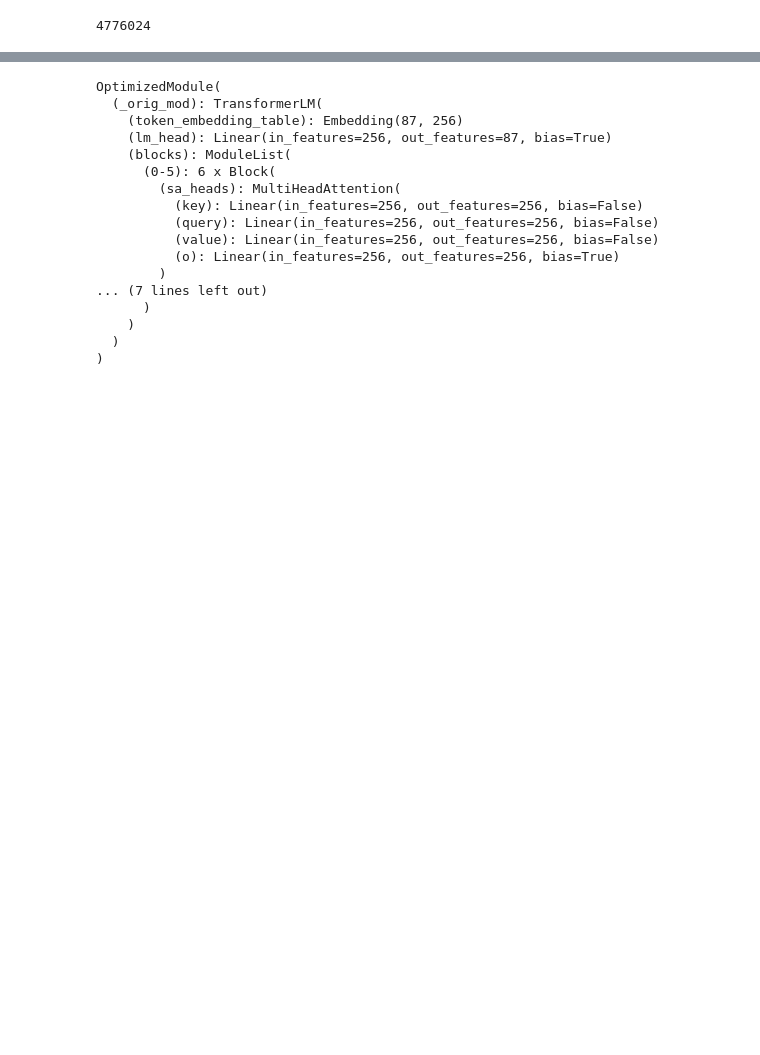
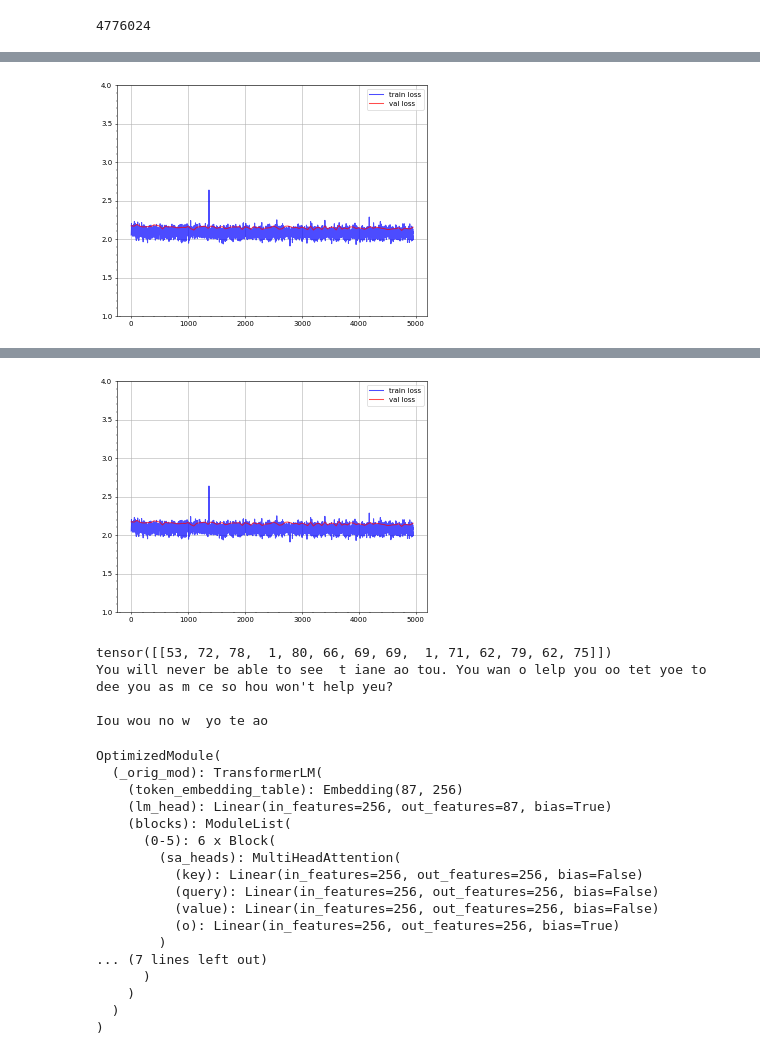
Before and after one commit to Erland366/transformers_playground, a Jupyter notebook: transformer_playground.ipynb, the cells around one changed output, grey strips where cells are left out. Drawn from its saved outputs; the diff is of its cells as text; code cells hidden in the pictures; blank space fills up the shorter version.

```diff
--- a/transformer_playground.ipynb
+++ b/transformer_playground.ipynb
@@ -1112,0 +1147,4 @@ torch.save(model.state_dict(), 'models/DiffusionTransformerLM.pt')
+# %%
+train(model, optimizer, seq_len, batch_size, total_steps=5000)
+# %% [output]
+[figure, added]
@@ -1113,3 +1152,13 @@ torch.save(model.state_dict(), 'models/DiffusionTransformerLM.pt')
+[figure, added]
+# %%
+idx = encode("You will never")
+print(torch.tensor([idx]))
+print(decode(model.generate(prompt=torch.tensor([idx], dtype=torch.long).to(device), steps=256, gen_length=128, block_length=32, temperature=1, cfg_scale=0.9, remasking='low_confidence')[0].tolist()))
+# %% [output]
+tensor([[53, 72, 78,  1, 80, 66, 69, 69,  1, 71, 62, 79, 62, 75]])
+You will never be able to see  t iane ao tou. You wan o lelp you oo tet yoe to dee you as m ce so hou won't help yeu?
+
+Iou wou no w  yo te ao
 # %%
 # Load model
 model = DiffusionTransformerLM(config)
```
Also changed, not shown: parts of 9 cells of this notebook.
